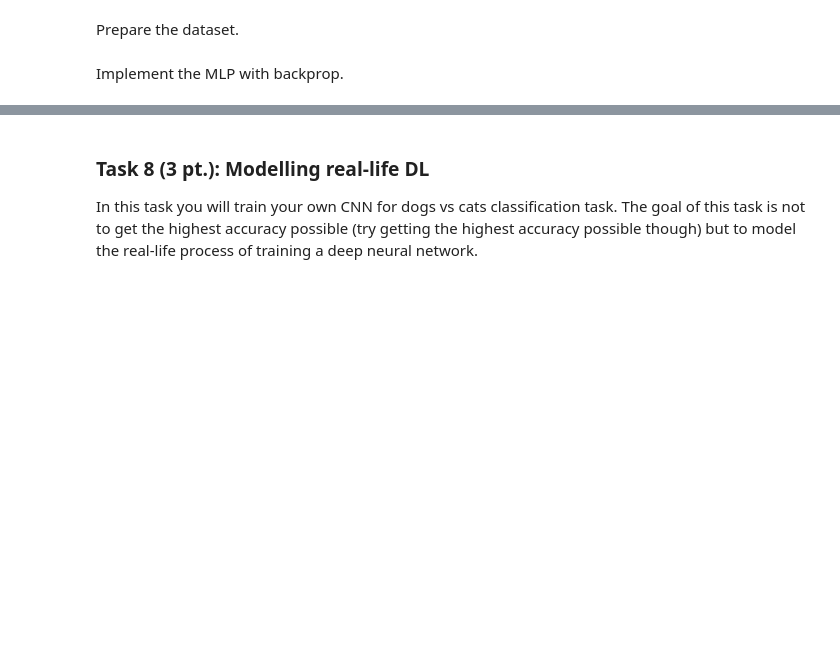
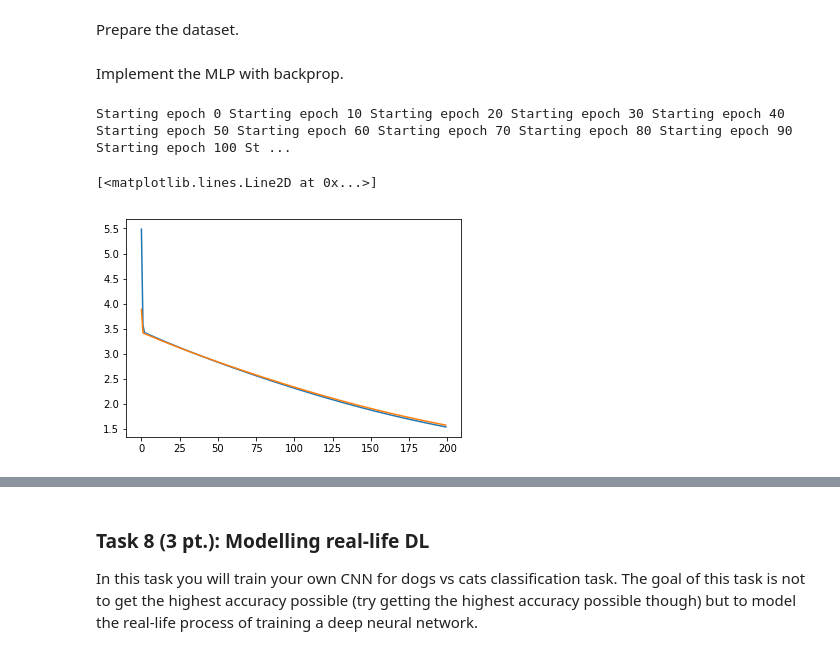
Before and after one commit to dzisandy/Machine-Learning, a Jupyter notebook: HW2/ML2019HW02-part2.ipynb, the cells around one changed output, grey strips where cells are left out. Drawn from its saved outputs; the diff is of its cells as text; code cells hidden in the pictures; blank space fills up the shorter version.

```diff
--- a/HW2/ML2019HW02-part2.ipynb
+++ b/HW2/ML2019HW02-part2.ipynb
@@ -796,47 +841,52 @@ test_curve = [0] * epochs_n
 x_train = digits_train
 x_test = digits_test
 y_train = targets_train
 y_test = targets_test
 
 learning_rate = 1e-3
 
 for epoch in range(epochs_n):
     if epoch % 10 == 0:
         print('Starting epoch {}'.format(epoch), end=' ')
     for sample_i in range(train_size):
         x = x_train[sample_i]
         target = y_train[sample_i]
 
         ### BEGIN Solution
         # ... zero the gradients
-        optimizer.zero_grad()
-
-        prediction_w_minibatch = mlp(x).unsqueeze(0)
-
-        loss = criterion(prediction_w_minibatch, target)
-        learning_curve[epoch] += loss.item()
-        loss.backward()
-
-        optimizer.step()
-
-    with torch.no_grad():
-        learning_curve[epoch] /= train_size
-        prediction_w_minibatch = mlp(x_test)
-        loss = criterion(prediction_w_minibatch, y_test)
-        test_curve[epoch] = loss.item()
+        mlp.linear1.thetas_grads = zero(mlp.linear1.thetas_grads)
+        mlp.linear2.thetas_grads = zero(mlp.linear2.thetas_grads)
+        mlp.linear1.bias_grads =  zero(mlp.linear1.bias_grads)
+        mlp.linear2.bias_grads = zero(mlp.linear2.bias_grads)
         # prediction = mlp.forward(x)
+        prediction = mlp.forward(x)
         # loss = # use cross entropy loss
+        loss = loss_func(prediction, target)
+        grad_loss = loss_func_grad(prediction, target)
         # learning_curve[epoch] += loss
+        learning_curve[epoch] += loss
         # ... perform backward pass
+        grad = mlp.backward(x, grad_loss)
         # ... update the weights simply with weight -= grad * learning_rate
-
+        mlp.linear1.thetas -= mlp.linear1.thetas_grads * learning_rate
+        mlp.linear2.thetas -= mlp.linear2.thetas_grads * learning_rate
+        mlp.linear1.bias -= mlp.linear1.bias_grads * learning_rate
+        mlp.linear2.bias -= mlp.linear2.bias_grads * learning_rate
     # learning_curve[epoch] /= train_size
+    learning_curve[epoch] /= train_size
     # prediction = mlp.forward(x_test)
+    pred = mlp.forward(x_test)
     # loss = # use cross entropy loss
+    loss = loss_func(pred, y_test)
+    test_curve[epoch] = loss.mean()
     # test_curve[epoch] = loss
     ### END Solution
 
 
 plt.plot(learning_curve)
 plt.plot(test_curve)
+# %% [output]
+Starting epoch 0 Starting epoch 10 Starting epoch 20 Starting epoch 30 Starting epoch 40 Starting epoch 50 Starting epoch 60 Starting epoch 70 Starting epoch 80 Starting epoch 90 Starting epoch 100 St ...
+[<matplotlib.lines.Line2D at 0x...>]
+[figure, added]
 # %%
```
Also changed, not shown: parts of 11 cells of this notebook, 2 other files.
